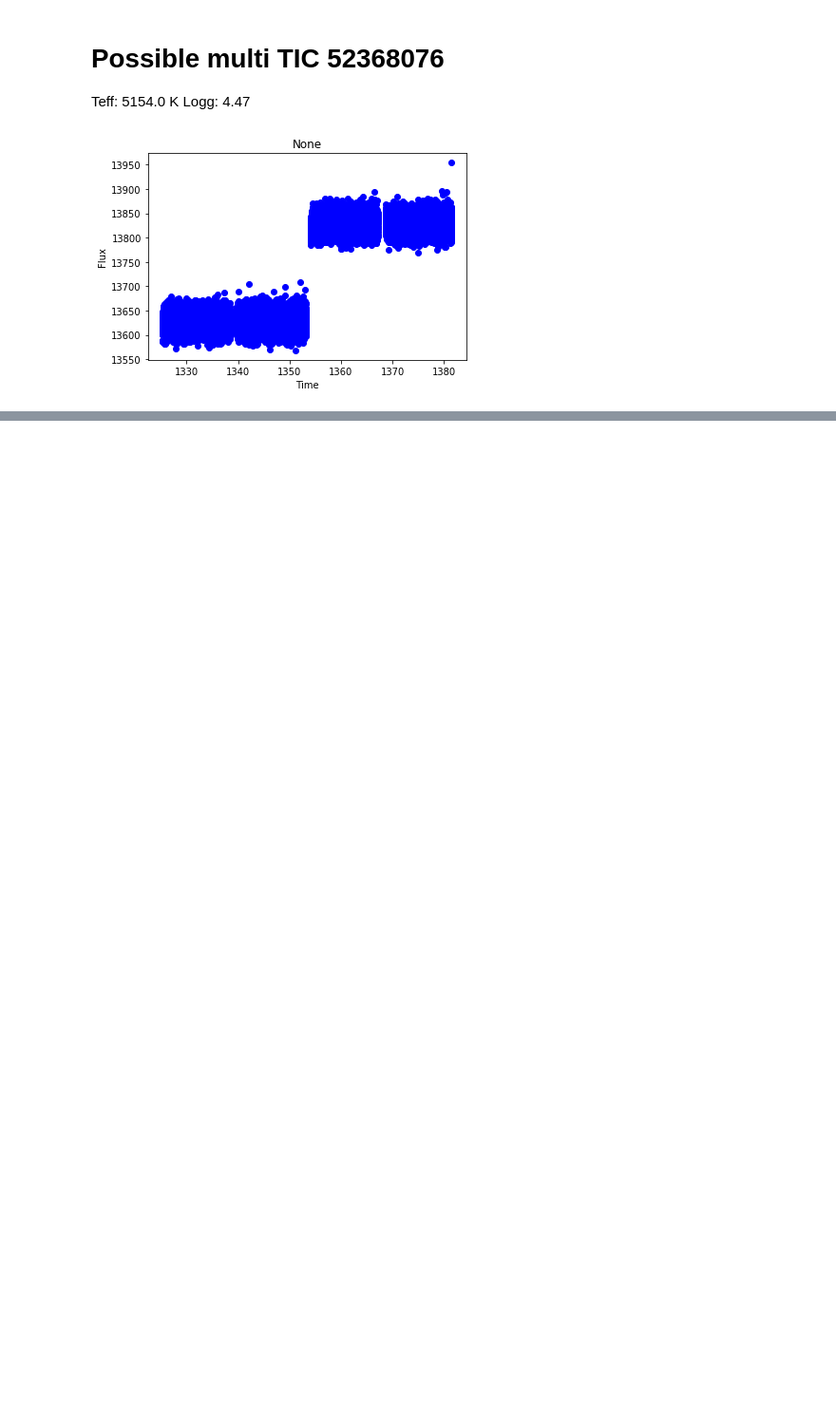
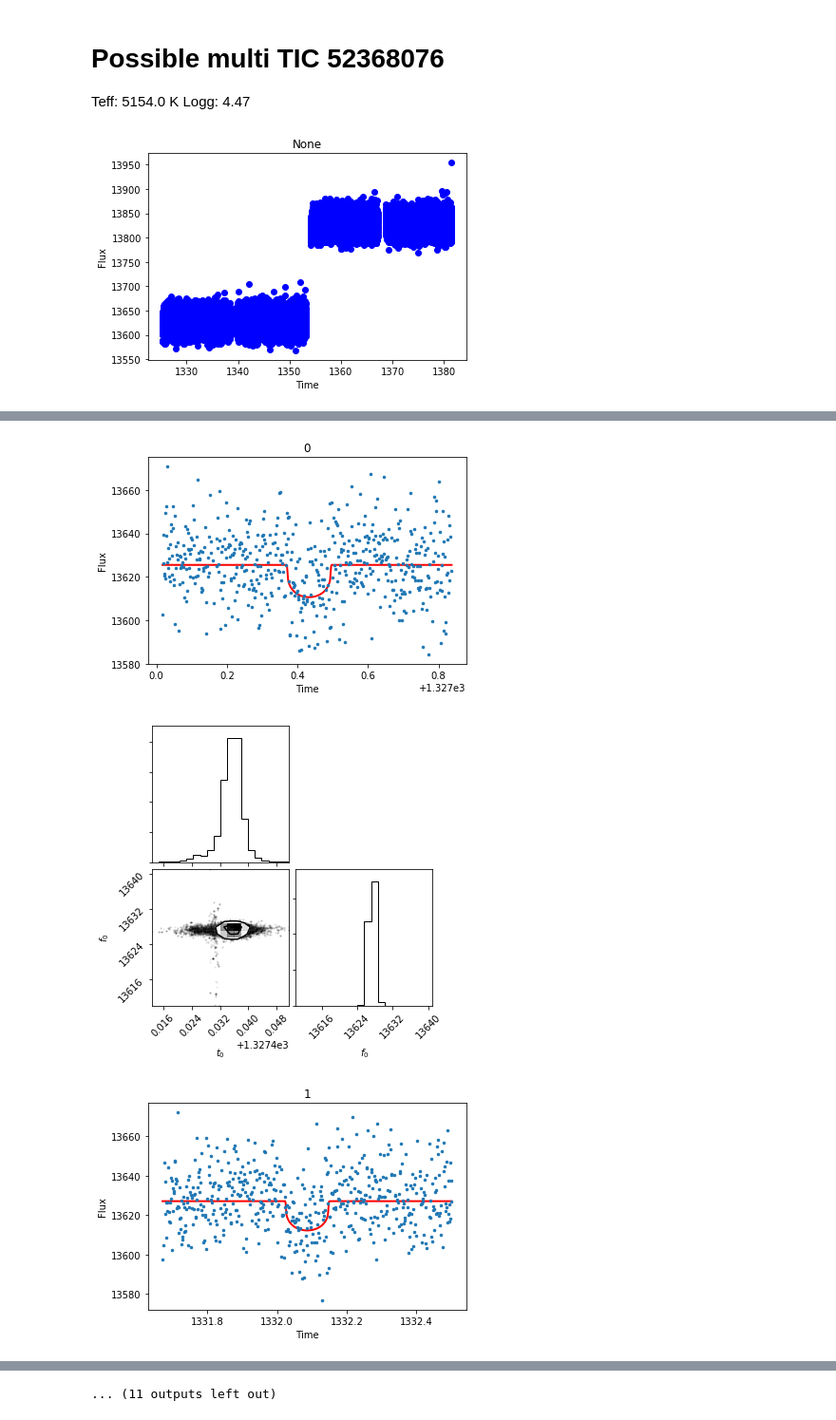
Before and after one commit to bmorris3/tessperiment, a Jupyter notebook: TIC52368076.ipynb, the cells around one changed output, grey strips where cells are left out. Shown at 95% size. Cells and saved outputs as stored; diff of their text form; code cells hidden in the pictures; blank space fills up the shorter version.

```diff
--- a/TIC52368076.ipynb
+++ b/TIC52368076.ipynb
@@ -98,0 +72,40 @@ for transit in transitsc:
+# %%
+transit_times_b = []
+
+for transit in transitsb:
+    m = TransitModel(paramsb, transit.times.jd)
+    model = m.light_curve(paramsb)
+    plt.plot(transit.times.jd, model * np.median(transit.fluxes), lw=2, color='r')
+    transit.plot(plot_kwargs=dict(ms=5, marker='.', lw=0))
+    plt.show()
+
+    def lnlike(p, yerr=np.nanstd(transit.fluxes)):
+        t0, f0 = p
+
+        params = deepcopy(paramsb)
+        params.t0 = t0
+        m = TransitModel(params, transit.times.jd)
+        model = f0*m.light_curve(params)
+
+        return -0.5 * np.sum( (transit.fluxes - model)**2 / yerr**2 )
+
+    ndim, nwalkers = 2, 30
+
+    initp = [np.array([transit.times.jd.mean(), np.median(transit.fluxes)]) +
+             np.array([1e-3 * np.random.randn(), 10*np.random.randn()]) for i in range(nwalkers)]
+
+    sampler = emcee.EnsembleSampler(nwalkers, ndim, lnlike, threads=8)
+    sampler.run_mcmc(initp, 5000)
+    sampler.reset()
+    sampler.run_mcmc(initp, 1000)
+
+    corner(sampler.flatchain, labels=["$t_0$", "$f_0$"])
+    plt.show()
+
+    transit_times_b.append([np.median(sampler.flatchain[:, 0]),
+                            np.std(sampler.flatchain[:, 0])])
+    sampler.pool.close()
+# %% [output]
+[figure, added]
+[figure, added]
+[figure, added]
@@ -98,0 +121 @@ for transit in transitsc:
+... (11 outputs left out)
```
Also changed, not shown: parts of 7 cells of this notebook.
